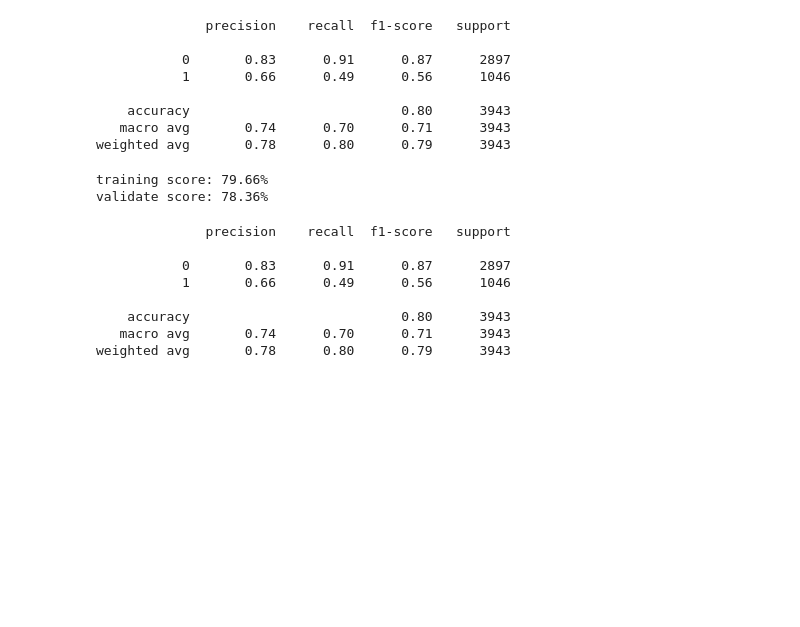
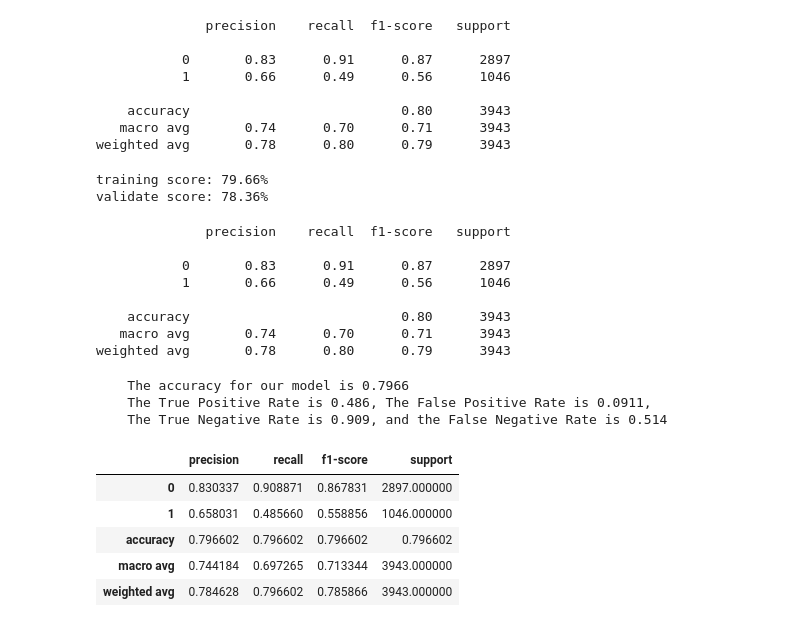
Before and after one commit to annah-vu/classification_project, a Jupyter notebook: baseline_accuracy.ipynb, the cells around one changed output. Saved outputs shown, nothing was run; the diff lists cells and outputs as text; code cells hidden in the pictures; blank space fills up the shorter version.

```diff
--- a/baseline_accuracy.ipynb
+++ b/baseline_accuracy.ipynb
@@ -482,3 +531,15 @@ print(classification_report(y_train, y_pred))
     accuracy                           0.80      3943
    macro avg       0.74      0.70      0.71      3943
 weighted avg       0.78      0.80      0.79      3943
+# %%
+get_metrics_binary(logit4)
+# %% [output]
+    The accuracy for our model is 0.7966
+    The True Positive Rate is 0.486, The False Positive Rate is 0.0911,
+    The True Negative Rate is 0.909, and the False Negative Rate is 0.514
+|  | precision | recall | f1-score | support |
+| 0 | 0.830337 | 0.908871 | 0.867831 | 2897.000000 |
+| 1 | 0.658031 | 0.485660 | 0.558856 | 1046.000000 |
+| accuracy | 0.796602 | 0.796602 | 0.796602 | 0.796602 |
+| macro avg | 0.744184 | 0.697265 | 0.713344 | 3943.000000 |
+| weighted avg | 0.784628 | 0.796602 | 0.785866 | 3943.000000 |
```
Also changed, not shown: parts of 11 cells of this notebook.
